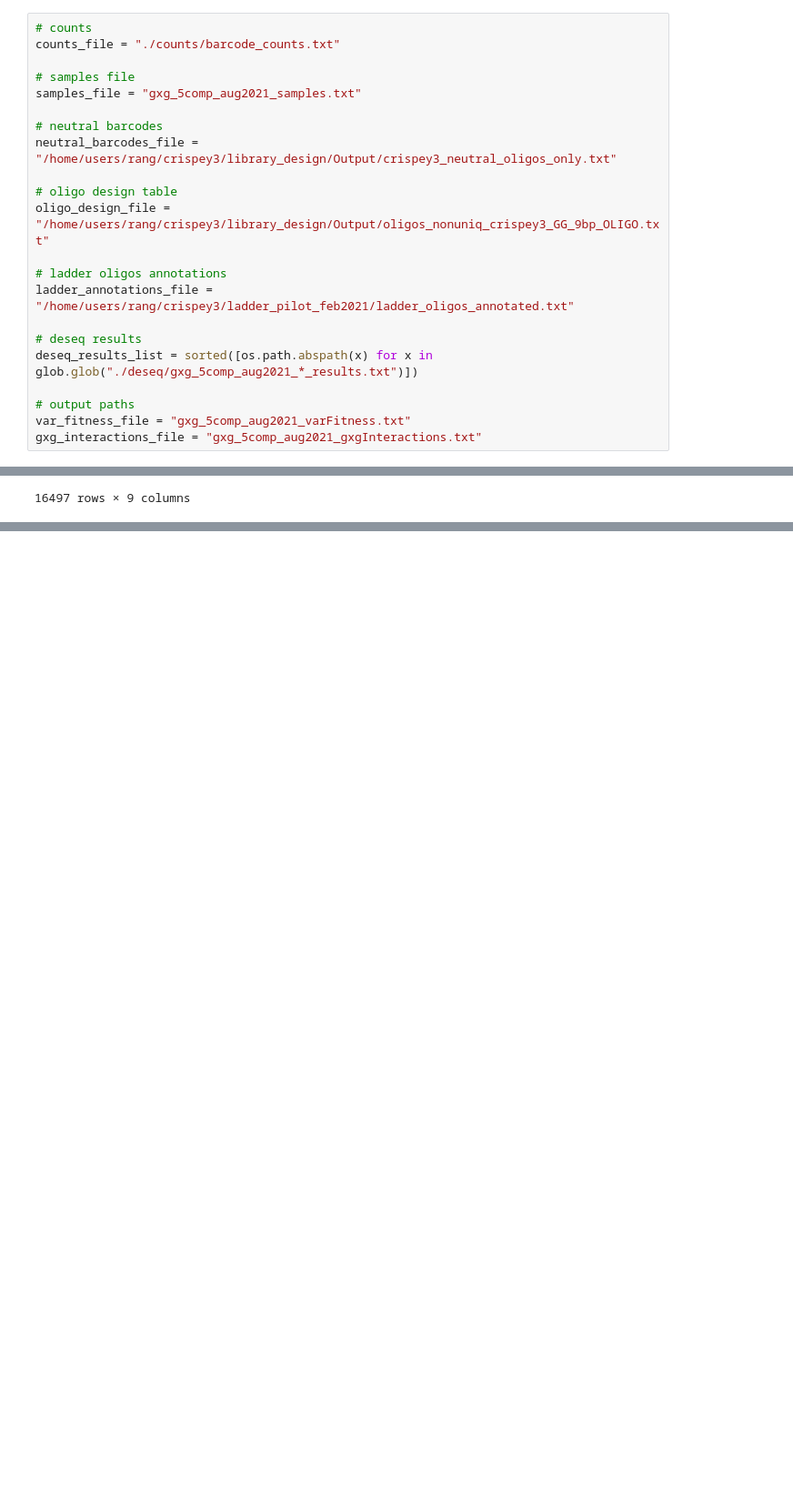
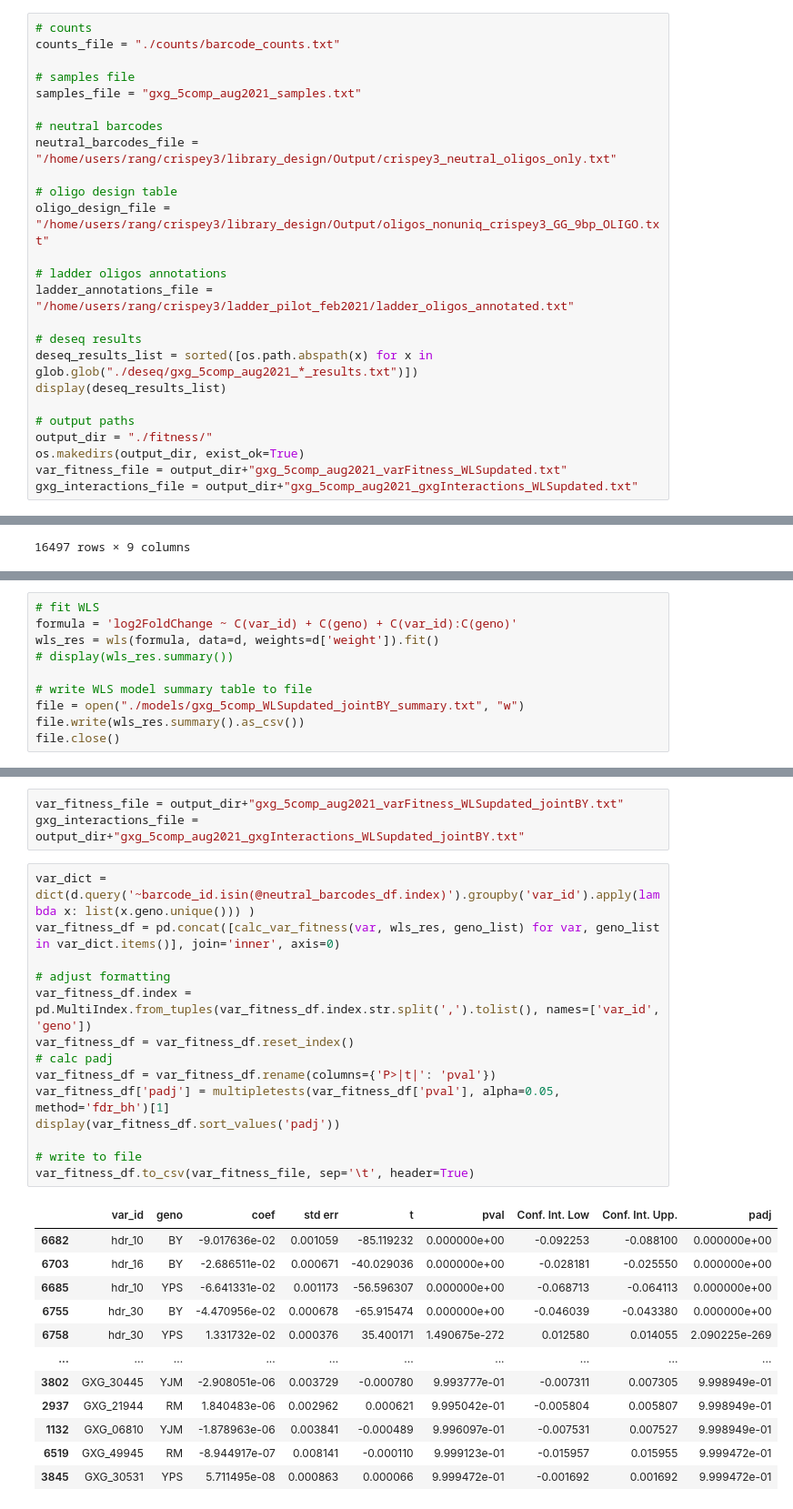
Before and after one commit to roy-ang/crispey3-epistasis, a Jupyter notebook: notebooks/analysis/crispey3-measure-fitness.ipynb, the cells around one changed output, grey strips where cells are left out. Shown at 91% size. Saved outputs shown, nothing was run; the diff lists cells and outputs as text; blank space fills up the shorter version.

Commit message:
added joint BY, oligo-level analyses

```diff
--- a/notebooks/analysis/crispey3-measure-fitness.ipynb
+++ b/notebooks/analysis/crispey3-measure-fitness.ipynb
@@ -133,7 +134,10 @@ ladder_annotations_file = "/home/users/rang/crispey3/ladder_pilot_feb2021/ladder
 
 # deseq results
 deseq_results_list = sorted([os.path.abspath(x) for x in glob.glob("./deseq/gxg_5comp_aug2021_*_results.txt")])
+display(deseq_results_list)
 
 # output paths
-var_fitness_file = "gxg_5comp_aug2021_varFitness.txt"
-gxg_interactions_file = "gxg_5comp_aug2021_gxgInteractions.txt"
+output_dir = "./fitness/"
+os.makedirs(output_dir, exist_ok=True)
+var_fitness_file = output_dir+"gxg_5comp_aug2021_varFitness_WLSupdated.txt"
+gxg_interactions_file = output_dir+"gxg_5comp_aug2021_gxgInteractions_WLSupdated.txt"
@@ -516,0 +647,10 @@ gxg_df.to_csv(gxg_interactions_file, sep='\t', header=True)
+# %%
+# fit WLS
+formula = 'log2FoldChange ~ C(var_id) + C(geno) + C(var_id):C(geno)'
+wls_res = wls(formula, data=d, weights=d['weight']).fit()
+# display(wls_res.summary())
+
+# write WLS model summary table to file
+file = open("./models/gxg_5comp_WLSupdated_jointBY_summary.txt", "w")
+file.write(wls_res.summary().as_csv())
+file.close()
@@ -516,0 +659,30 @@ gxg_df.to_csv(gxg_interactions_file, sep='\t', header=True)
+# %%
+var_fitness_file = output_dir+"gxg_5comp_aug2021_varFitness_WLSupdated_jointBY.txt"
+gxg_interactions_file = output_dir+"gxg_5comp_aug2021_gxgInteractions_WLSupdated_jointBY.txt"
+# %%
+var_dict = dict(d.query('~barcode_id.isin(@neutral_barcodes_df.index)').groupby('var_id').apply(lambda x: list(x.geno.unique())) )
+var_fitness_df = pd.concat([calc_var_fitness(var, wls_res, geno_list) for var, geno_list in var_dict.items()], join='inner', axis=0)
+
+# adjust formatting
+var_fitness_df.index = pd.MultiIndex.from_tuples(var_fitness_df.index.str.split(',').tolist(), names=['var_id', 'geno'])
+var_fitness_df = var_fitness_df.reset_index()
+# calc padj
+var_fitness_df = var_fitness_df.rename(columns={'P>|t|': 'pval'})
+var_fitness_df['padj'] = multipletests(var_fitness_df['pval'], alpha=0.05, method='fdr_bh')[1]
+display(var_fitness_df.sort_values('padj'))
+
+# write to file
+var_fitness_df.to_csv(var_fitness_file, sep='\t', header=True)
+# %% [output]
+|  | var_id | geno | coef | std err | t | pval | Conf. Int. Low | Conf. Int. Upp. | padj |
+| 6682 | hdr_10 | BY | -9.017636e-02 | 0.001059 | -85.119232 | 0.000000e+00 | -0.092253 | -0.088100 | 0.000000e+00 |
+| 6703 | hdr_16 | BY | -2.686511e-02 | 0.000671 | -40.029036 | 0.000000e+00 | -0.028181 | -0.025550 | 0.000000e+00 |
+| 6685 | hdr_10 | YPS | -6.641331e-02 | 0.001173 | -56.596307 | 0.000000e+00 | -0.068713 | -0.064113 | 0.000000e+00 |
+| 6755 | hdr_30 | BY | -4.470956e-02 | 0.000678 | -65.915474 | 0.000000e+00 | -0.046039 | -0.043380 | 0.000000e+00 |
+| 6758 | hdr_30 | YPS | 1.331732e-02 | 0.000376 | 35.400171 | 1.490675e-272 | 0.012580 | 0.014055 | 2.090225e-269 |
+| ... | ... | ... | ... | ... | ... | ... | ... | ... | ... |
+| 3802 | GXG_30445 | YJM | -2.908051e-06 | 0.003729 | -0.000780 | 9.993777e-01 | -0.007311 | 0.007305 | 9.998949e-01 |
+| 2937 | GXG_21944 | RM | 1.840483e-06 | 0.002962 | 0.000621 | 9.995042e-01 | -0.005804 | 0.005807 | 9.998949e-01 |
+| 1132 | GXG_06810 | YJM | -1.878963e-06 | 0.003841 | -0.000489 | 9.996097e-01 | -0.007531 | 0.007527 | 9.998949e-01 |
+| 6519 | GXG_49945 | RM | -8.944917e-07 | 0.008141 | -0.000110 | 9.999123e-01 | -0.015957 | 0.015955 | 9.999472e-01 |
+| 3845 | GXG_30531 | YPS | 5.711495e-08 | 0.000863 | 0.000066 | 9.999472e-01 | -0.001692 | 0.001692 | 9.999472e-01 |
```
Also changed, not shown: parts of 20 cells of this notebook.
